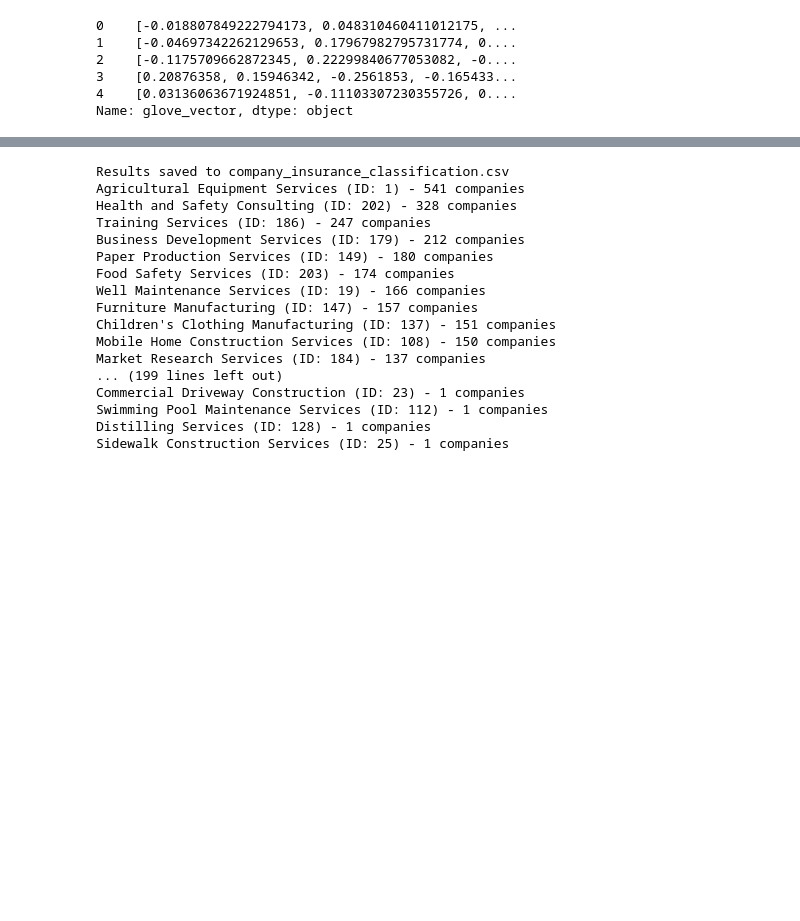
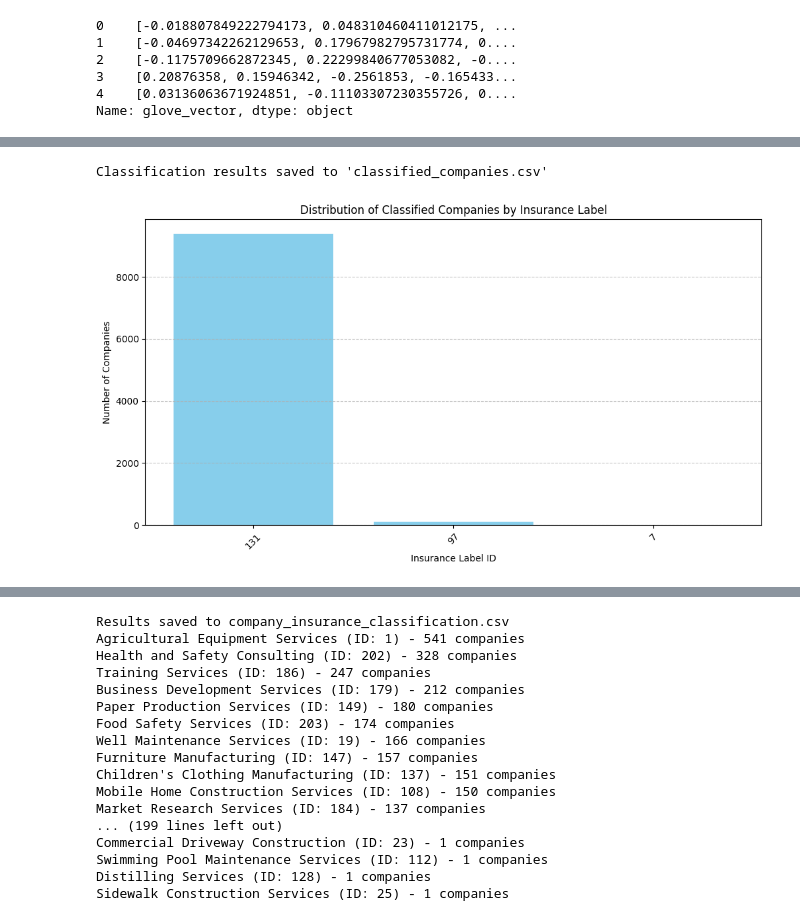
Before and after one commit to AlessCol7/MLChallenge, a Jupyter notebook: VeridionChallenge/Company_classifier.ipynb, the cells around one changed output, grey strips where cells are left out. Saved outputs shown, nothing was run; the diff lists cells and outputs as text; code cells hidden in the pictures; blank space fills up the shorter version.

```diff
--- a/VeridionChallenge/Company_classifier.ipynb
+++ b/VeridionChallenge/Company_classifier.ipynb
@@ -186,15 +194,18 @@ similarity_matrix = cosine_similarity(company_vectors, insurance_label_vectors)
 # %%
-# # Step 11: Save the classified companies to a CSV file
-# company_df.to_csv("classified_companies1.csv", index=False)
-# print("Classification results saved to 'classified_companies.csv'")
+# Step 11: Save the classified companies to a CSV file
+company_df.to_csv("classified_companies1.csv", index=False)
+print("Classification results saved to 'classified_companies.csv'")
 
-# # Step 12: Generate bar chart of classified companies
-# label_counts = company_df['insurance_label_id'].explode().value_counts()
-# plt.figure(figsize=(12, 6))
-# plt.bar(label_counts.index.astype(str), label_counts.values, color='skyblue')
-# plt.xlabel("Insurance Label ID")
-# plt.ylabel("Number of Companies")
-# plt.title("Distribution of Classified Companies by Insurance Label")
-# plt.xticks(rotation=45)
-# plt.grid(axis='y', linestyle='--', alpha=0.7)
-# plt.show()
+# Step 12: Generate bar chart of classified companies
+label_counts = company_df['insurance_label_id'].explode().value_counts()
+plt.figure(figsize=(12, 6))
+plt.bar(label_counts.index.astype(str), label_counts.values, color='skyblue')
+plt.xlabel("Insurance Label ID")
+plt.ylabel("Number of Companies")
+plt.title("Distribution of Classified Companies by Insurance Label")
+plt.xticks(rotation=45)
+plt.grid(axis='y', linestyle='--', alpha=0.7)
+plt.show()
+# %% [output]
+Classification results saved to 'classified_companies.csv'
+[figure, added]
```
Also changed, not shown: parts of 6 cells of this notebook, 5 other files.
